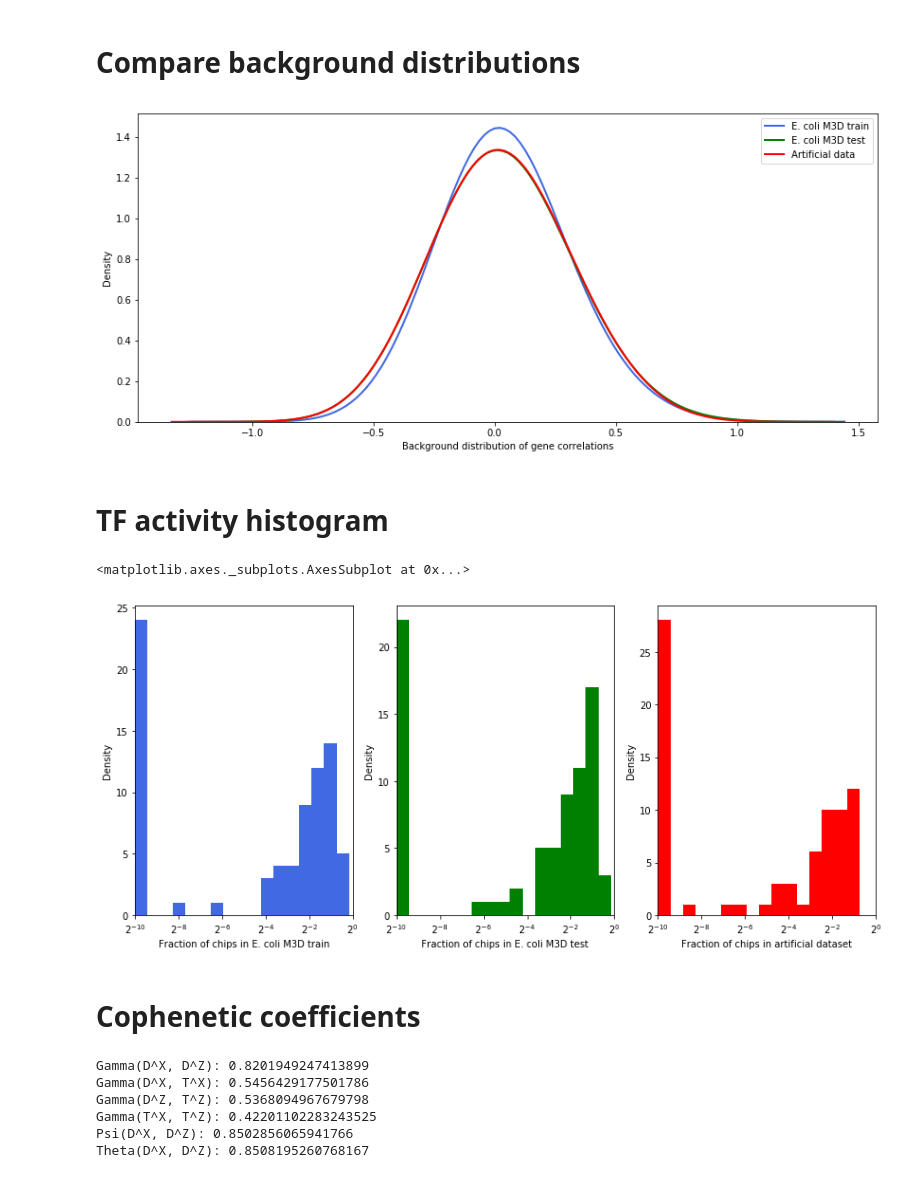
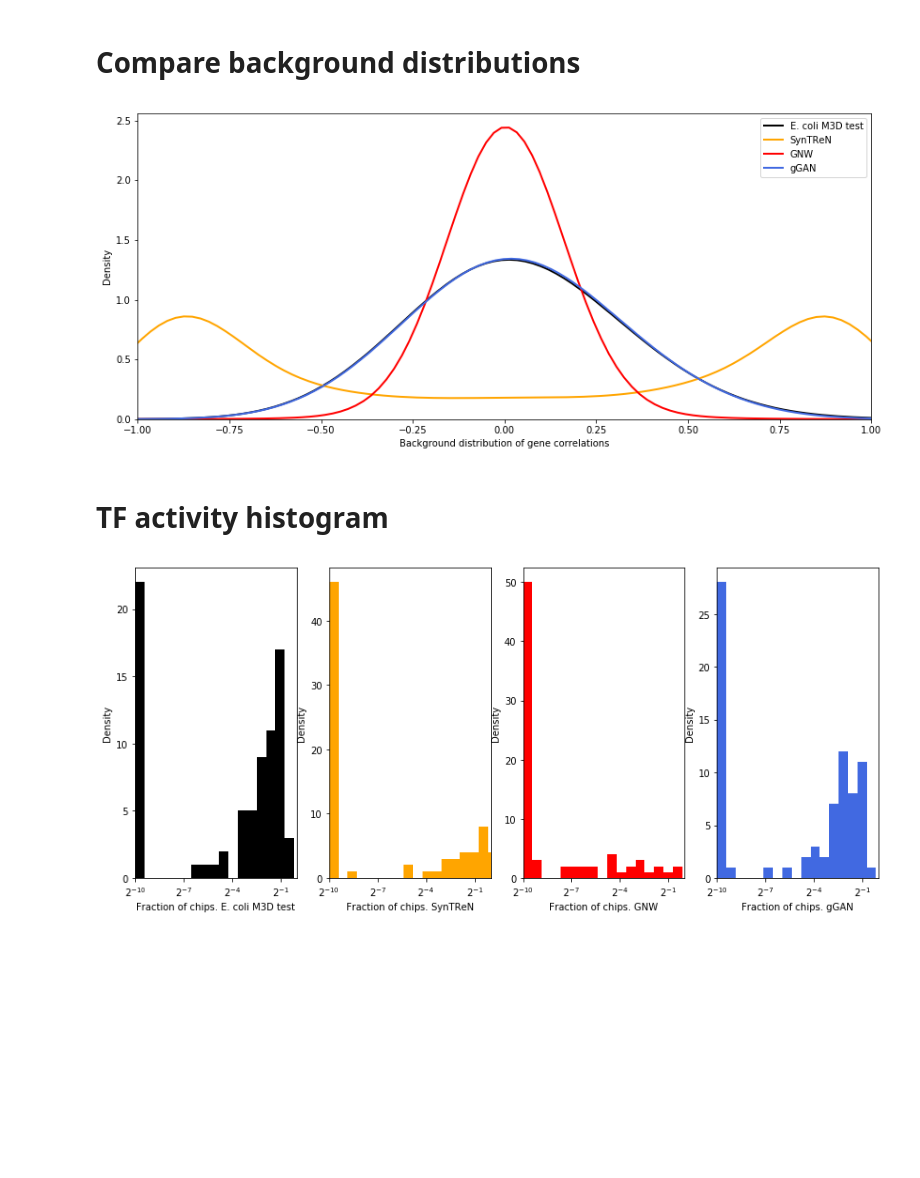
Before and after one commit to rvinas/adversarial-gene-expression, a Jupyter notebook: src/comparison.ipynb, the cells around one changed output. Drawn from its saved outputs; the diff is of its cells as text; code cells hidden in the pictures; blank space fills up the shorter version.

```diff
--- a/src/comparison.ipynb
+++ b/src/comparison.ipynb
@@ -81,43 +171,25 @@ plot_difference_histogram(s_tg_tg_corr, s_back_corr, 'TG-TG correlation', datase
 # Compare background distributions
 # %%
 plt.figure(figsize=(14, 6))
-ax = plot_distribution(train_back_corr, label='E. coli M3D train')
-ax = plot_distribution(r_back_corr, color='green', label='E. coli M3D test', ax=ax)
-plot_distribution(s_back_corr, xlabel='Background distribution of gene correlations', ylabel='Density', label='Artificial data', color='red');
+# ax = plot_distribution(train_back_corr, label='E. coli M3D train')
+ax = plot_distribution(r_back_corr, label='E. coli M3D test', color='black')
+ax = plot_distribution(syn_back_corr, label='SynTReN', color='orange', ax=ax)
+ax = plot_distribution(gnw_back_corr, label='GNW', color='red', ax=ax)
+ax = plot_distribution(gan_back_corr, xlabel='Background distribution of gene correlations', ylabel='Density', label='gGAN', color='royalblue')
+ax.set_xlim((-1, 1));
 # %% [output]
-[figure, old version]
+[figure, new version]
 # %% [markdown]
 # TF activity histogram
 # %%
 plt.figure(figsize=(14, 6))
-plt.subplot(131)
-plot_tf_activity_histogram(expr_train, gene_symbols, xlabel='Fraction of chips in E. coli M3D train')
-plt.subplot(132)
-plot_tf_activity_histogram(expr_test, gene_symbols, xlabel='Fraction of chips in E. coli M3D test', color='green')
-plt.subplot(133)
-plot_tf_activity_histogram(s_expr, gene_symbols, xlabel='Fraction of chips in artificial dataset', color='red');
+plt.subplot(141)
+plot_tf_activity_histogram(expr_test, gene_symbols, xlabel='Fraction of chips. E. coli M3D test', color='black')
+plt.subplot(142)
+plot_tf_activity_histogram(syn_expr, gene_symbols, xlabel='Fraction of chips. SynTReN', color='orange')
+plt.subplot(143)
+plot_tf_activity_histogram(gnw_expr, gene_symbols, xlabel='Fraction of chips. GNW', color='red')
+plt.subplot(144)
+plot_tf_activity_histogram(gan_expr, gene_symbols, xlabel='Fraction of chips. gGAN', color='royalblue');
 # %% [output]
-<matplotlib.axes._subplots.AxesSubplot at 0x...>
-[figure, old version]
+[figure, new version]
-# %% [markdown]
-# Cophenetic coefficients
-# %%
-gamma_dx_dz, gamma_dx_tx, gamma_dz_tz, gamma_tx_tz = gamma_coefficients(expr_test, s_expr)
-print('Gamma(D^X, D^Z): {}'.format(gamma_dx_dz))
-print('Gamma(D^X, T^X): {}'.format(gamma_dx_tx))
-print('Gamma(D^Z, T^Z): {}'.format(gamma_dz_tz))
-print('Gamma(T^X, T^Z): {}'.format(gamma_tx_tz))
-
-r_tf_tg_corr_flat, r_tg_tg_corr_flat = compute_tf_tg_corrs(expr_test, gene_symbols, flat=False)
-s_tf_tg_corr_flat, s_tg_tg_corr_flat = compute_tf_tg_corrs(s_expr, gene_symbols, flat=False)
-psi_dx_dz = psi_coefficient(r_tf_tg_corr_flat, s_tf_tg_corr_flat)
-theta_dx_dz = theta_coefficient(r_tg_tg_corr_flat, s_tg_tg_corr_flat)
-print('Psi(D^X, D^Z): {}'.format(psi_dx_dz))
-print('Theta(D^X, D^Z): {}'.format(theta_dx_dz))
-# %% [output]
-Gamma(D^X, D^Z): 0.8201949247413899
-Gamma(D^X, T^X): 0.5456429177501786
-Gamma(D^Z, T^Z): 0.5368094967679798
-Gamma(T^X, T^Z): 0.42201102283243525
-Psi(D^X, D^Z): 0.8502856065941766
-Theta(D^X, D^Z): 0.8508195260768167
```
Also changed, not shown: parts of 20 cells of this notebook, 29 other files.
